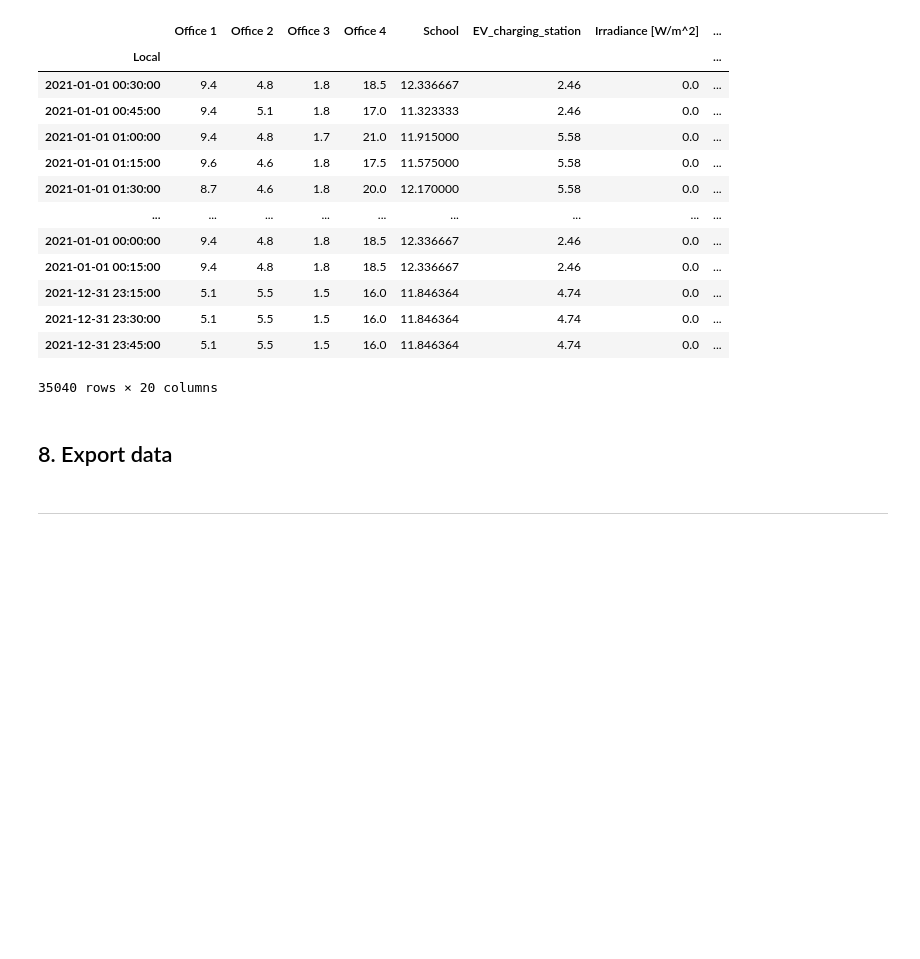
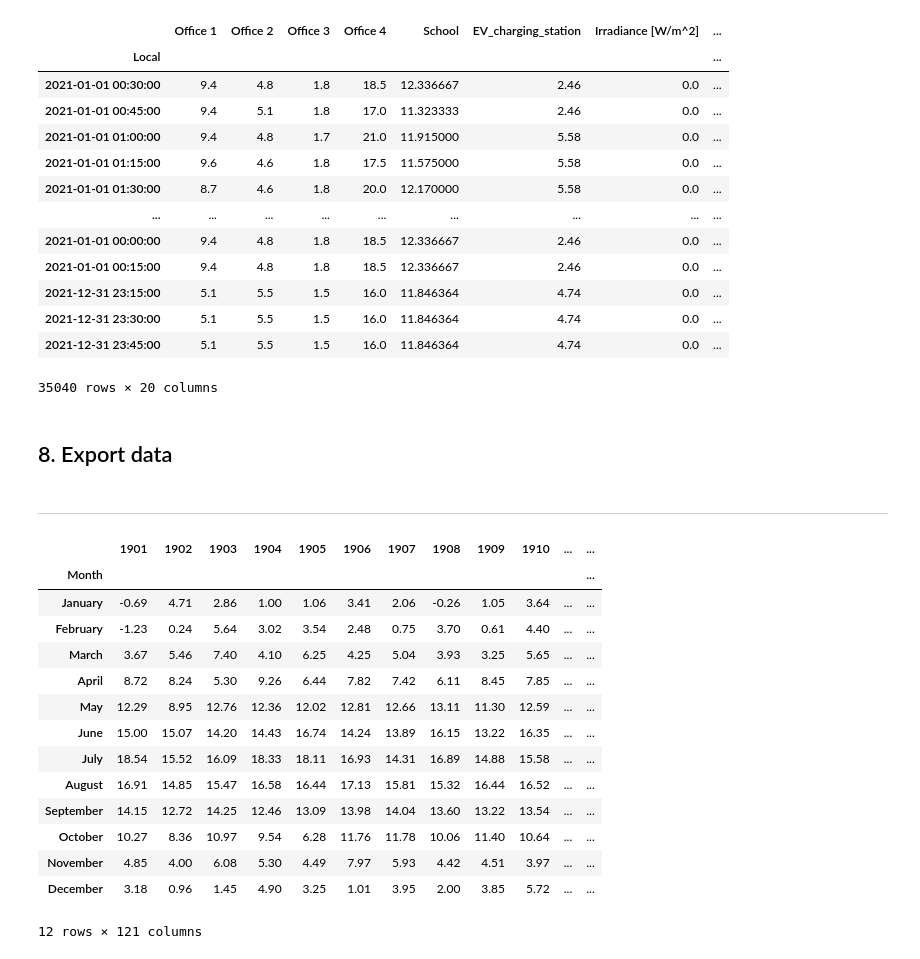
Before and after one commit to SoniAnmol/Modelling-Dutch-Energy-Communities, a Jupyter notebook: data/data_prep.ipynb, the cells around one changed output. Saved outputs shown, nothing was run; the diff lists cells and outputs as text; code cells hidden in the pictures; blank space fills up the shorter version.

```diff
--- a/data/data_prep.ipynb
+++ b/data/data_prep.ipynb
@@ -58,5 +58,23 @@ df = pd.read_csv("raw/tas_timeseries_monthly_cru_1901-2021_NLD.csv")
 df['Month'] = pd.date_range(start="01/01/2021", periods=12, freq='M').strftime("%B")
 # %%
 df = df.set_index('Month')
+# %%
+df
+# %% [output]
+|  | 1901 | 1902 | 1903 | 1904 | 1905 | 1906 | 1907 | 1908 | 1909 | 1910 | ... | ... |
+| Month |  |  |  |  |  |  |  |  |  |  |  | ... |
+| January | -0.69 | 4.71 | 2.86 | 1.00 | 1.06 | 3.41 | 2.06 | -0.26 | 1.05 | 3.64 | ... | ... |
+| February | -1.23 | 0.24 | 5.64 | 3.02 | 3.54 | 2.48 | 0.75 | 3.70 | 0.61 | 4.40 | ... | ... |
+| March | 3.67 | 5.46 | 7.40 | 4.10 | 6.25 | 4.25 | 5.04 | 3.93 | 3.25 | 5.65 | ... | ... |
+| April | 8.72 | 8.24 | 5.30 | 9.26 | 6.44 | 7.82 | 7.42 | 6.11 | 8.45 | 7.85 | ... | ... |
+| May | 12.29 | 8.95 | 12.76 | 12.36 | 12.02 | 12.81 | 12.66 | 13.11 | 11.30 | 12.59 | ... | ... |
+| June | 15.00 | 15.07 | 14.20 | 14.43 | 16.74 | 14.24 | 13.89 | 16.15 | 13.22 | 16.35 | ... | ... |
+| July | 18.54 | 15.52 | 16.09 | 18.33 | 18.11 | 16.93 | 14.31 | 16.89 | 14.88 | 15.58 | ... | ... |
+| August | 16.91 | 14.85 | 15.47 | 16.58 | 16.44 | 17.13 | 15.81 | 15.32 | 16.44 | 16.52 | ... | ... |
+| September | 14.15 | 12.72 | 14.25 | 12.46 | 13.09 | 13.98 | 14.04 | 13.60 | 13.22 | 13.54 | ... | ... |
+| October | 10.27 | 8.36 | 10.97 | 9.54 | 6.28 | 11.76 | 11.78 | 10.06 | 11.40 | 10.64 | ... | ... |
+| November | 4.85 | 4.00 | 6.08 | 5.30 | 4.49 | 7.97 | 5.93 | 4.42 | 4.51 | 3.97 | ... | ... |
+| December | 3.18 | 0.96 | 1.45 | 4.90 | 3.25 | 1.01 | 3.95 | 2.00 | 3.85 | 5.72 | ... | ... |
+12 rows × 121 columns
 # %%
 # slice number of years for plotting
```
Also changed, not shown: parts of 2 cells of this notebook, 1 other file.
